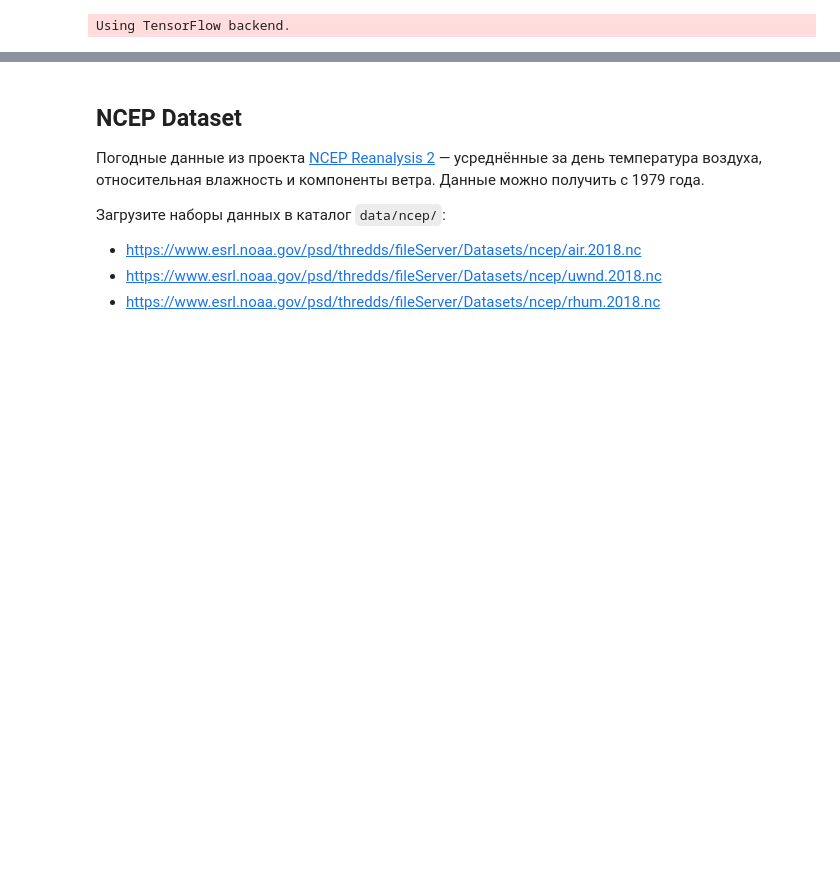
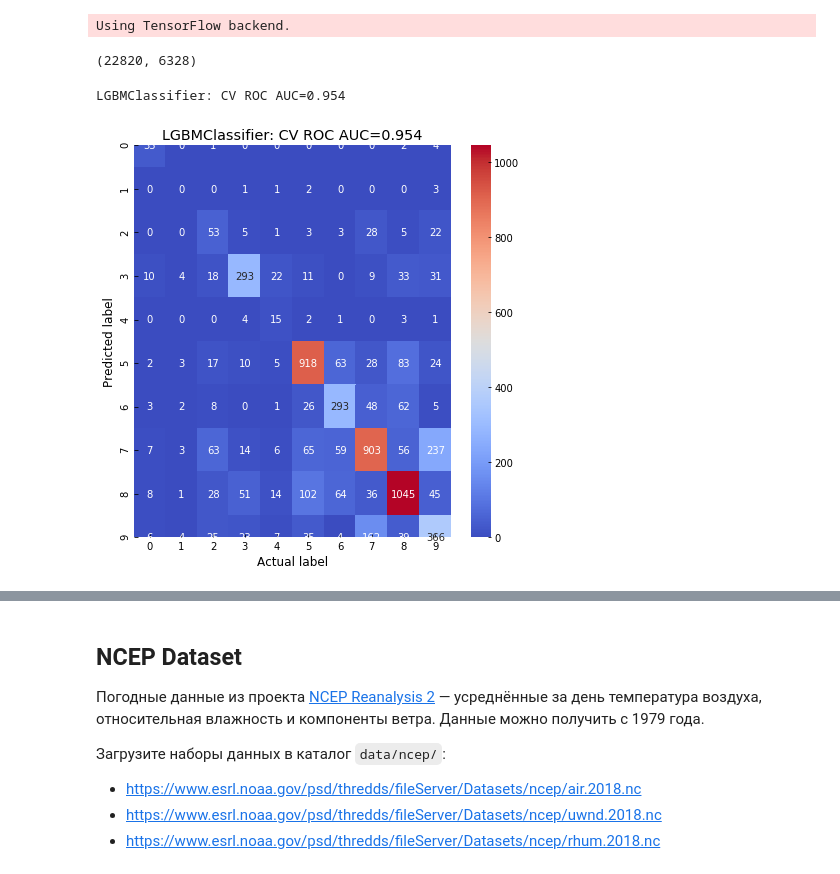
Before and after one commit to andygoosh/wildfire.sberbank.ai, a Jupyter notebook: workinprogress.ipynb, the cells around one changed output, grey strips where cells are left out. Cells and saved outputs as stored; diff of their text form; code cells hidden in the pictures; blank space fills up the shorter version.

```diff
--- a/workinprogress.ipynb
+++ b/workinprogress.ipynb
@@ -130,3 +145,37 @@ def prepare_data(one_hotted=False):
     y = df_features[TARGET]
 
   return X, y
+# %%
+X, y = prepare_data(one_hotted=False)
+
+poly = sklearn.preprocessing.PolynomialFeatures(2)
+
+X_poly = poly.fit_transform(X)
+cor = pd.DataFrame(X_poly).corrwith(y)
+# %%
+X_poly.shape
+# %% [output]
+(22820, 6328)
+# %%
+model = LGBMClassifier(random_state=RS)
+goosh
+X_train, X_cv, y_train, y_cv = train_test_split(X_poly, y, test_size=0.25, random_state=RS)
+
+model.fit(X_train, y_train)
+
+y_pred = model.predict_proba(X_cv)
+
+df_predictions = pd.DataFrame(
+    y_pred,
+    index=y_cv.index,
+    columns=[
+        'fire_{}_prob'.format(class_id)
+        for class_id in model.classes_
+    ]
+)
+
+y_hotted = get_one_hot( y_cv )
+auc = draw_confusion_matrix(y_hotted, df_predictions, model);
+# %% [output]
+LGBMClassifier: CV ROC AUC=0.954
+[figure, added]
```
Also changed, not shown: parts of 15 cells of this notebook.
